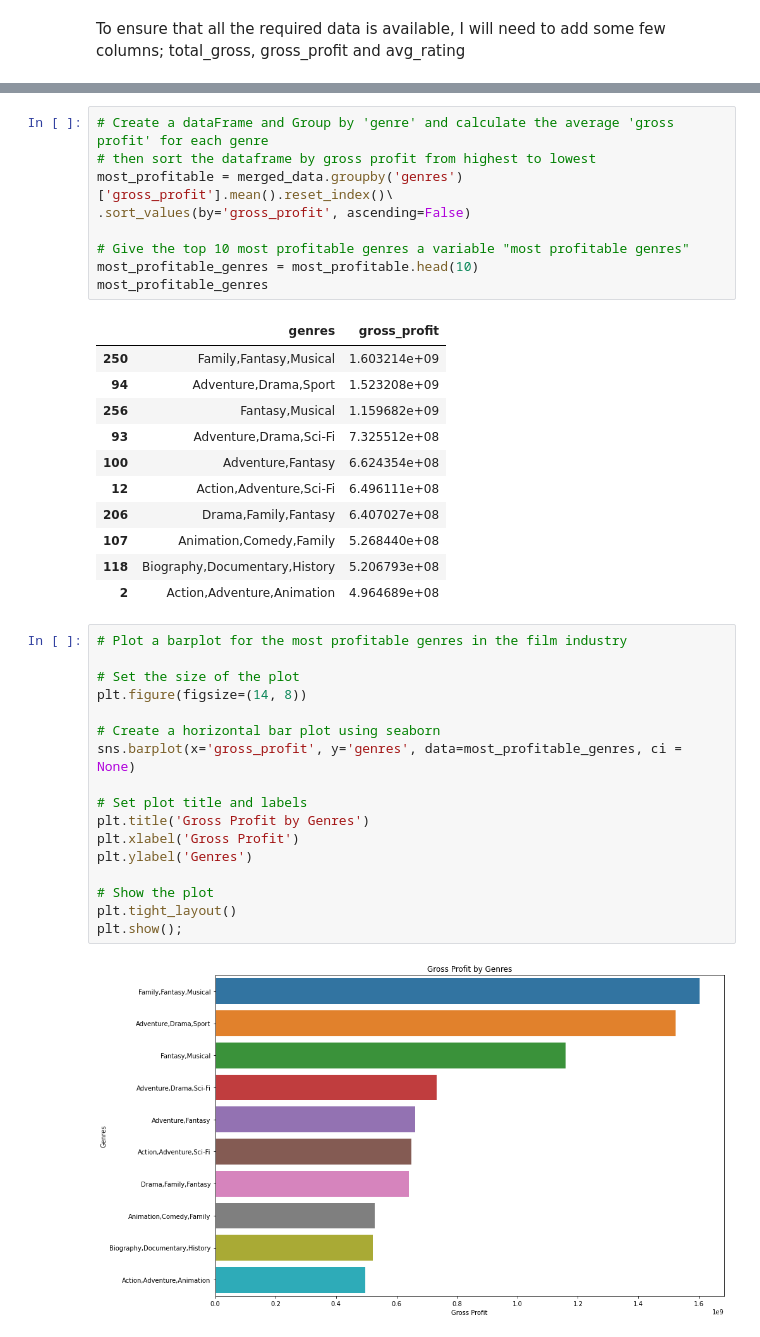
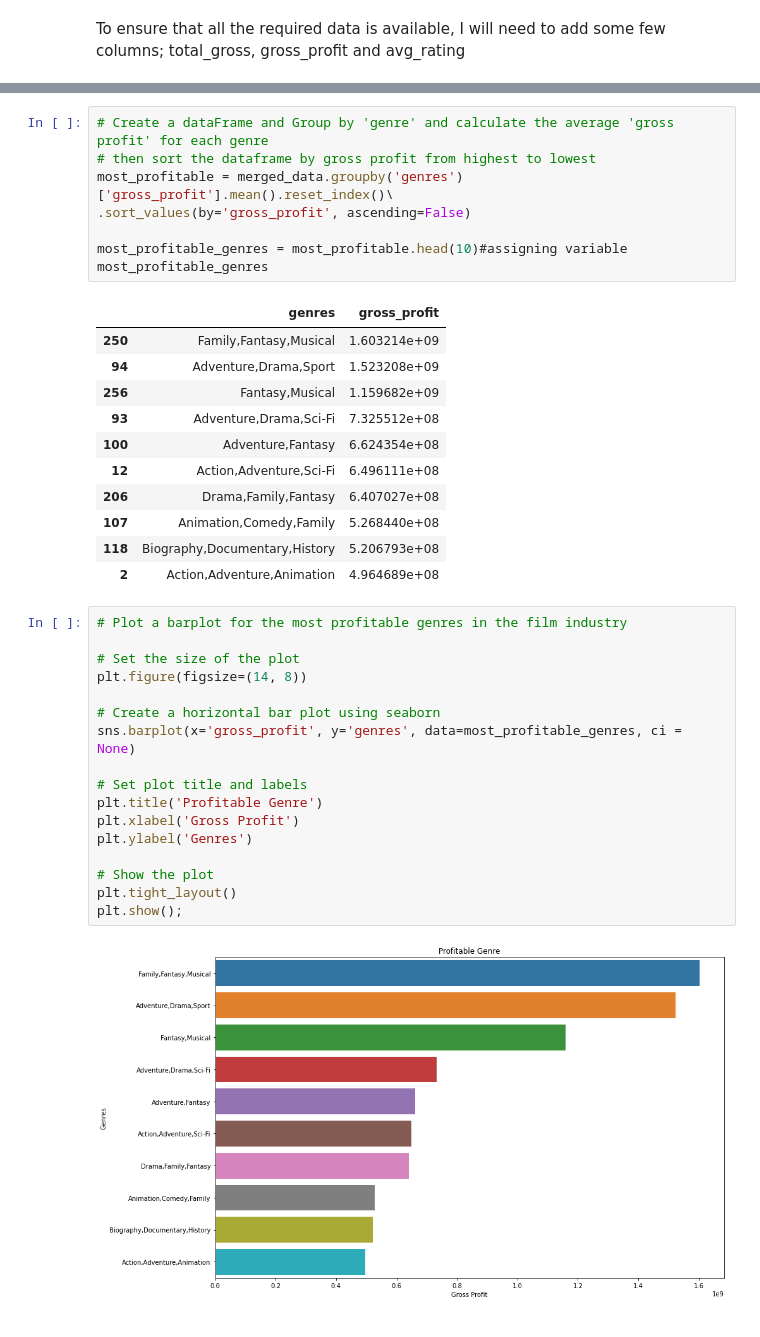
Before and after one commit to lauramwichekha/Analysis-of-Box-Office-Trends-for-Microsoft-Movie-Studio, a Jupyter notebook: index.ipynb, the cells around one changed output, grey strips where cells are left out. Saved outputs shown, nothing was run; the diff lists cells and outputs as text.

```diff
--- a/index.ipynb
+++ b/index.ipynb
@@ -451,8 +445,7 @@ merged_data['avg_rating'] = (merged_data['vote_average'] + merged_data['averager
 most_profitable = merged_data.groupby('genres')['gross_profit'].mean().reset_index()\
 .sort_values(by='gross_profit', ascending=False)
 
-# Give the top 10 most profitable genres a variable "most profitable genres"
-most_profitable_genres = most_profitable.head(10)
+most_profitable_genres = most_profitable.head(10)#assigning variable
 most_profitable_genres
 # %% [output]
 |  | genres | gross_profit |
@@ -469,20 +462,20 @@ most_profitable_genres
 # %%
 # Plot a barplot for the most profitable genres in the film industry
 
 # Set the size of the plot
 plt.figure(figsize=(14, 8))
 
 # Create a horizontal bar plot using seaborn
 sns.barplot(x='gross_profit', y='genres', data=most_profitable_genres, ci = None)
 
 # Set plot title and labels
-plt.title('Gross Profit by Genres')
+plt.title('Profitable Genre')
 plt.xlabel('Gross Profit')
 plt.ylabel('Genres')
 
 # Show the plot
 plt.tight_layout()
 plt.show();
 # %% [output]
-[figure, old version]
+[figure, new version]
 # %% [markdown]
```
Also changed, not shown: parts of 18 cells of this notebook.
